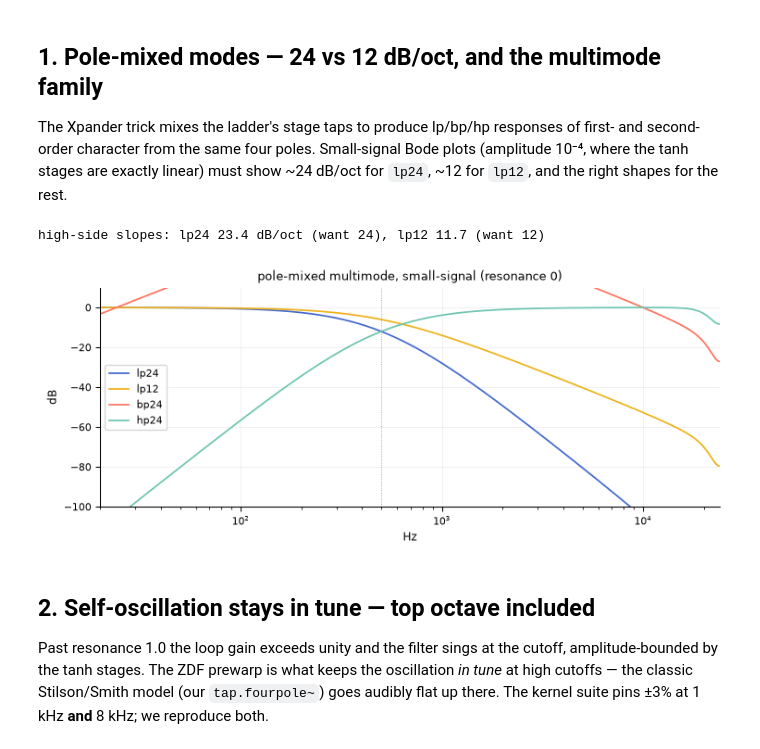
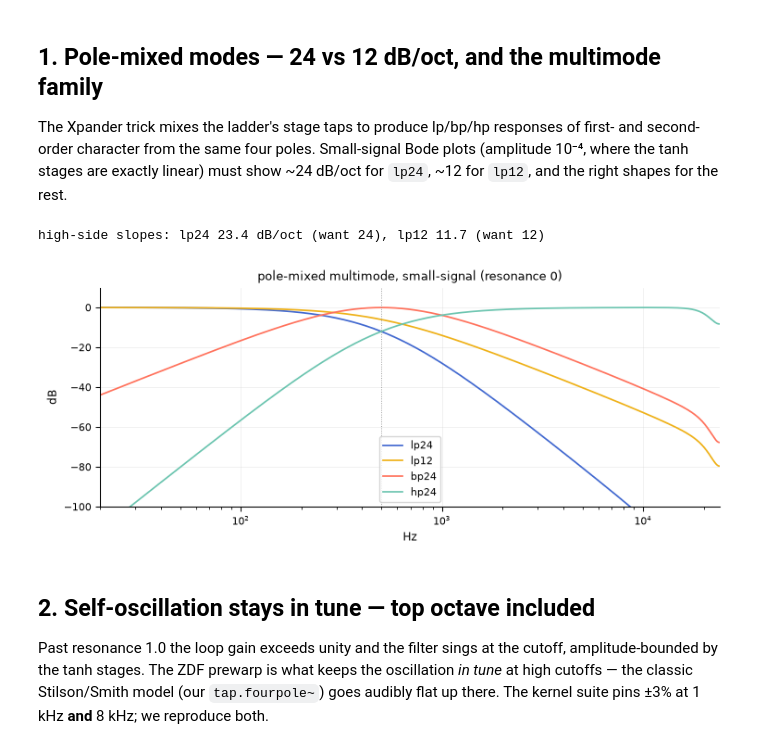
Before and after one commit to tap/TapTools, a Jupyter notebook: notebooks/ladder.ipynb, the cells around one changed output. Drawn from its saved outputs; the diff is of its cells as text; code cells hidden in the pictures.

Commit message:
ladder notebook: fix bp24 normalization in the mode-family figure
The first figure normalized every non-lowpass mode at 20*fc — right for
highpass (that's its passband) but wrong for bp24, whose passband is at
fc: anchoring it in its own stopband floated the whole curve up by the
40.7 dB it attenuates at 10 kHz, so the plotted bandpass appeared to
peak at +41 dB. Plot normalization only — the filter itself peaks at
exactly 0 dB at fc (verified raw). Each mode now anchors in its own
passband (lp at fc/20, bp at fc, hp at 20*fc); slopes and assertions
unchanged.

Co-Authored-By: Claude Fable 5 <noreply@anthropic.com>
Claude-Session: https://claude.ai/code/session_01EErZeZX6WV1pcqtETKyPkx

```diff
--- a/notebooks/ladder.ipynb
+++ b/notebooks/ladder.ipynb
@@ -72,29 +72,32 @@ first- and second-order character from the same four poles. Small-signal Bode pl
 # %%
 fc = 500.0
 fig, ax = plt.subplots()
 slopes = {}
 modes = [("lp24", tap.Ladder.LP24, PAL[0]), ("lp12", tap.Ladder.LP12, PAL[1]),
          ("bp24", tap.Ladder.BP24, PAL[2]), ("hp24", tap.Ladder.HP24, PAL[3])]
+# normalize each mode at its own passband: lp low, hp high, bp at its center — anchoring a
+# bandpass at 20*fc (its stopband) would float the whole curve up by that attenuation
+anchor = {"lp24": fc / 20, "lp12": fc / 20, "bp24": fc, "hp24": fc * 20}
 for name, mode, color in modes:
     f = tap.Ladder(fs, frequency=fc, resonance=0.0, mode=mode)
     freqs, db = bode_small(f)
-    db = db - db_at(freqs, db, fc / 20 if name.startswith("lp") else fc * 20)  # normalize passband
+    db = db - db_at(freqs, db, anchor[name])
     # slope 2-3 octaves above fc, well below Nyquist (the bilinear zero at fs/2
     # steepens the far top end — true of any digital filter, not the claim here)
     slopes[name] = db_at(freqs, db, 2000) - db_at(freqs, db, 4000)
     ax.semilogx(freqs[1:], db[1:], color=color, lw=1.3, label=name)
 print(f"high-side slopes: lp24 {slopes['lp24']:.1f} dB/oct (want 24), "
       f"lp12 {slopes['lp12']:.1f} (want 12)")
 assert abs(slopes["lp24"] - 24) < 2.5
 assert abs(slopes["lp12"] - 12) < 2.5
 ax.axvline(fc, color="0.6", lw=0.7, ls=":")
 ax.set(xlim=(20, 24000), ylim=(-100, 10), xlabel="Hz", ylabel="dB",
        title="pole-mixed multimode, small-signal (resonance 0)")
 ax.legend()
 plt.show()
 # %% [output]
 high-side slopes: lp24 23.4 dB/oct (want 24), lp12 11.7 (want 12)
-[figure, old version]
+[figure, new version]
 # %% [markdown]
 ## 2. Self-oscillation stays in tune — top octave included
 
```
